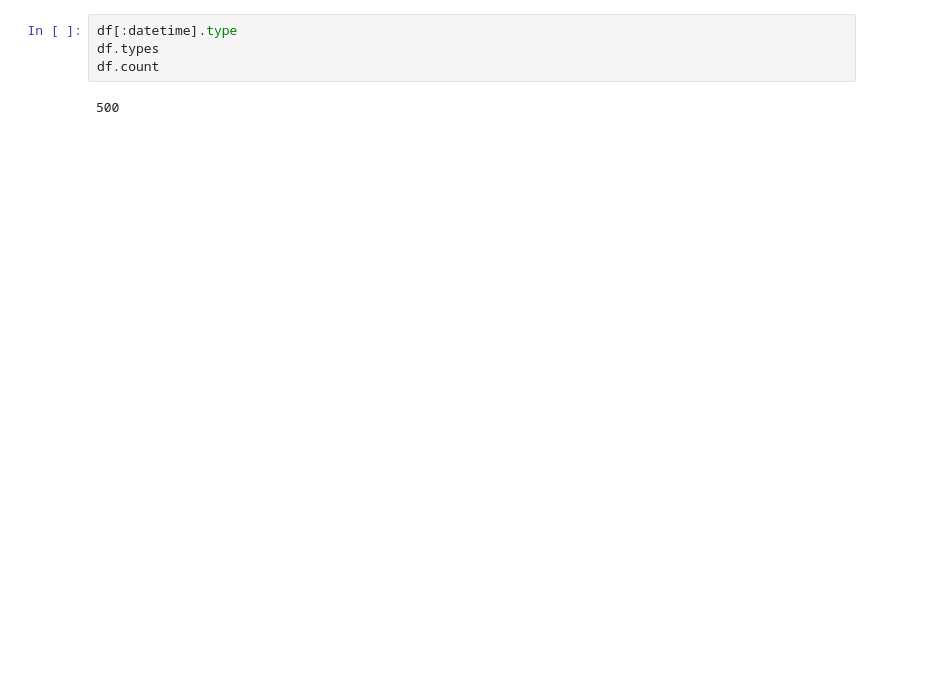
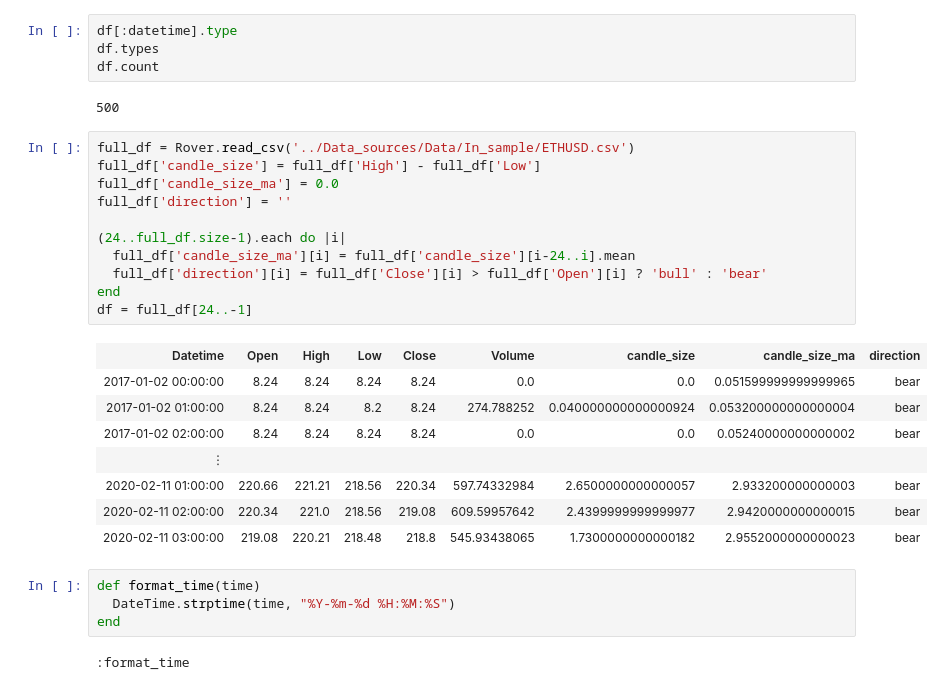
Before and after one commit to turler/rastra, a Jupyter notebook: Charging.ipynb, the cells around one changed output. Saved outputs shown, nothing was run; the diff lists cells and outputs as text; blank space fills up the shorter version.

```diff
--- a/Charging.ipynb
+++ b/Charging.ipynb
@@ -39,3 +39,29 @@ df.types
 df.count
 # %% [output]
 500
+# %%
+full_df = Rover.read_csv('../Data_sources/Data/In_sample/ETHUSD.csv')
+full_df['candle_size'] = full_df['High'] - full_df['Low']
+full_df['candle_size_ma'] = 0.0
+full_df['direction'] = ''
+
+(24..full_df.size-1).each do |i|
+  full_df['candle_size_ma'][i] = full_df['candle_size'][i-24..i].mean
+  full_df['direction'][i] = full_df['Close'][i] > full_df['Open'][i] ? 'bull' : 'bear'
+end
+df = full_df[24..-1]
+# %% [output]
+| Datetime | Open | High | Low | Close | Volume | candle_size | candle_size_ma | direction |
+| 2017-01-02 00:00:00 | 8.24 | 8.24 | 8.24 | 8.24 | 0.0 | 0.0 | 0.051599999999999965 | bear |
+| 2017-01-02 01:00:00 | 8.24 | 8.24 | 8.2 | 8.24 | 274.788252 | 0.040000000000000924 | 0.053200000000000004 | bear |
+| 2017-01-02 02:00:00 | 8.24 | 8.24 | 8.24 | 8.24 | 0.0 | 0.0 | 0.05240000000000002 | bear |
+| ⋮ |  |  |  |  |  |  |  |  |
+| 2020-02-11 01:00:00 | 220.66 | 221.21 | 218.56 | 220.34 | 597.74332984 | 2.6500000000000057 | 2.933200000000003 | bear |
+| 2020-02-11 02:00:00 | 220.34 | 221.0 | 218.56 | 219.08 | 609.59957642 | 2.4399999999999977 | 2.9420000000000015 | bear |
+| 2020-02-11 03:00:00 | 219.08 | 220.21 | 218.48 | 218.8 | 545.93438065 | 1.7300000000000182 | 2.9552000000000023 | bear |
+# %%
+def format_time(time)
+  DateTime.strptime(time, "%Y-%m-%d %H:%M:%S")
+end
+# %% [output]
+:format_time
```
Also changed, not shown: parts of 6 cells of this notebook.
